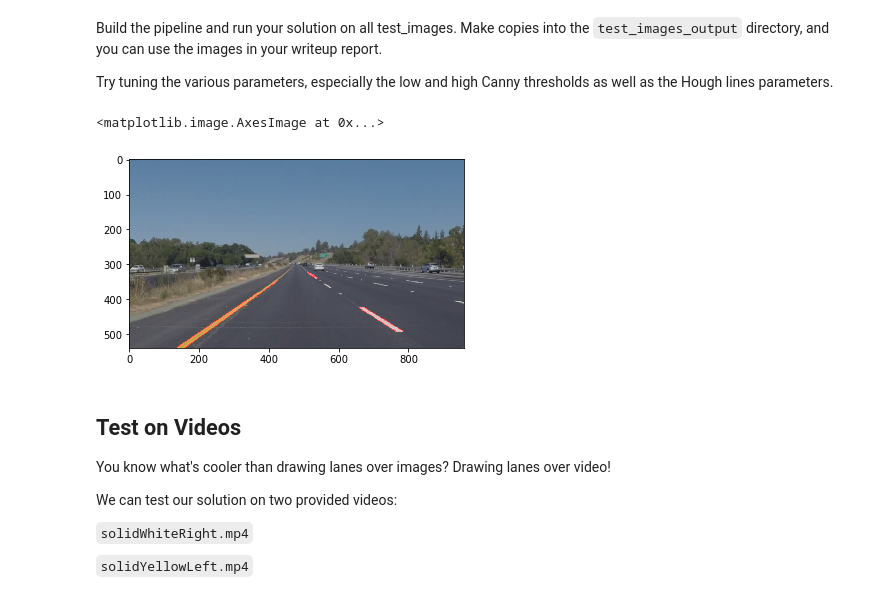
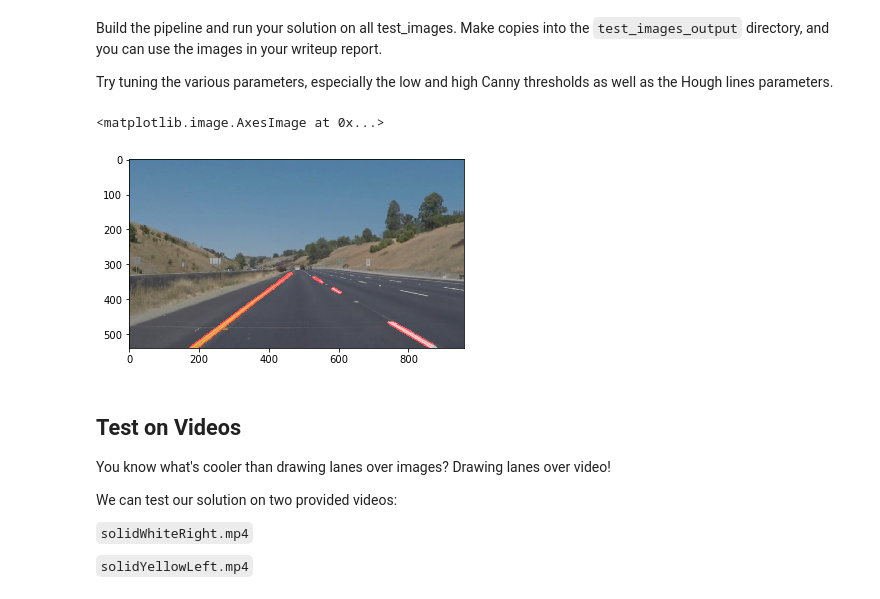
Before and after one commit to nickpoerio/SelfDrivingCar-Course1-Proj1, a Jupyter notebook: P1.ipynb, the cells around one changed output. Drawn from its saved outputs; the diff is of its cells as text; code cells hidden in the pictures.

```diff
--- a/P1.ipynb
+++ b/P1.ipynb
@@ -143,7 +143,16 @@ def draw_lines(img, lines, color=[255, 0, 0], thickness=2):
     """
     for line in lines:
         for x1,y1,x2,y2 in line:
-            cv2.line(img, (x1, y1), (x2, y2), color, thickness)
+            if abs((y2-y1)/(x2-x1))>.4 :
+                cv2.line(img, (x1, y1), (x2, y2), color, thickness)
+    #line1 = []
+    #line2 = []
+    #for line in lines:
+    #    for x1,y1,x2,y2 in line:
+    #        if ((y2-y1)/(x2-x1))>.4 :
+    #            line1.append(line)
+    #        elif ((y2-y1)/(x2-x1))<-.4 :
+    #            line2.append(line)
 
 def hough_lines(img, rho, theta, threshold, min_line_len, max_line_gap):
     """
@@ -153,7 +162,7 @@ def hough_lines(img, rho, theta, threshold, min_line_len, max_line_gap):
     """
     lines = cv2.HoughLinesP(img, rho, theta, threshold, np.array([]), minLineLength=min_line_len, maxLineGap=max_line_gap)
     line_img = np.zeros((img.shape[0], img.shape[1], 3), dtype=np.uint8)
-    draw_lines(line_img, lines)
+    draw_lines(line_img, lines,color=[255, 0, 0], thickness=5)
     return line_img
 
 # Python 3 has support for cool math symbols.
@@ -194,38 +203,37 @@ Build the pipeline and run your solution on all test_images. Make copies into th
 Try tuning the various parameters, especially the low and high Canny thresholds as well as the Hough lines parameters.
 # %%
 # TODO: Build your pipeline that will draw lane lines on the test_images
-image = mpimg.imread('test_images/solidYellowLeft.jpg')
+image = mpimg.imread('test_images/whiteCarLaneSwitch.jpg')
 image_grey=grayscale(image)
 #
 kernel_size = 7
 image_blur=gaussian_blur(image_grey, kernel_size)
 #
-low_threshold = 70
+low_threshold = 75
 high_threshold = 150
 image_edges = canny(image_blur, low_threshold, high_threshold)
 #
 imshape = image.shape
-vertices = np.array([[(imshape[1]*.13,imshape[0]),(imshape[1]*.48, imshape[0]*0.6), (imshape[1]*.58, imshape[0]*0.6), (imshape[1]*.93,imshape[0])]], dtype=np.int32)
+vertices = np.array([[(imshape[1]*.12,imshape[0]),(imshape[1]*.47, imshape[0]*0.6), (imshape[1]*.57, imshape[0]*0.6), (imshape[1]*.92,imshape[0])]], dtype=np.int32)
 image_mask_edges=region_of_interest(image_edges, vertices)
 #plt.imshow(image_mask_edges)
 #
 rho = 1 # distance resolution in pixels of the Hough grid
-theta = np.pi/180 # angular resolution in radians of the Hough grid
-threshold = 20     # minimum number of votes (intersections in Hough grid cell)
-min_line_length = 20 #minimum number of pixels making up a line
+theta = 1*np.pi/180 # angular resolution in radians of the Hough grid
+threshold = 15     # minimum number of votes (intersections in Hough grid cell)
+min_line_length = 15 #minimum number of pixels making up a line
 max_line_gap =15    # maximum gap in pixels between connectable line segments
 #
 image_line = hough_lines(image_mask_edges, rho, theta, threshold, min_line_length, max_line_gap)
-#introdurre soglie su theta
 #
 image_output = weighted_img(image_line, image, α=0.8, β=1., γ=0.)
 plt.imshow(image_output)
 
 
 # then save them to the test_images_output directory.
 # %% [output]
 <matplotlib.image.AxesImage at 0x...>
-[figure, old version]
+[figure, new version]
 # %% [markdown]
 ## Test on Videos
 
```
Also changed, not shown: parts of 6 cells of this notebook.
